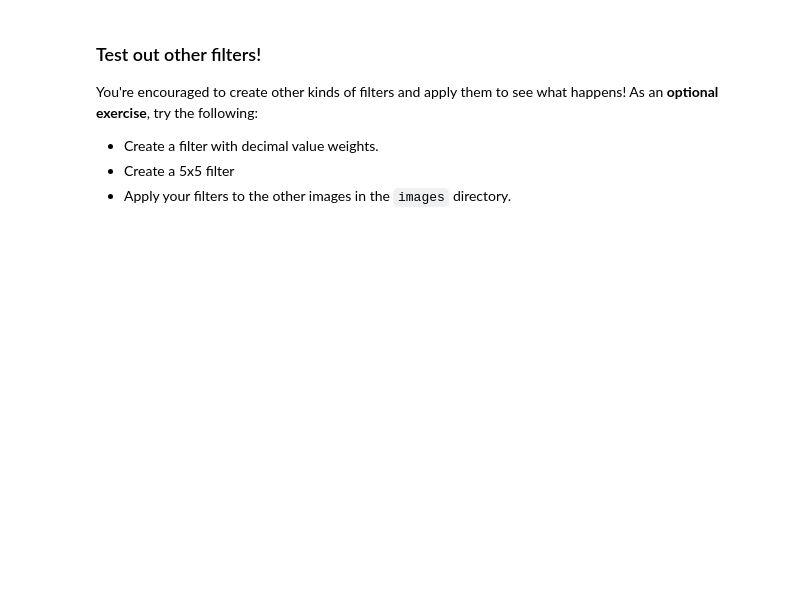
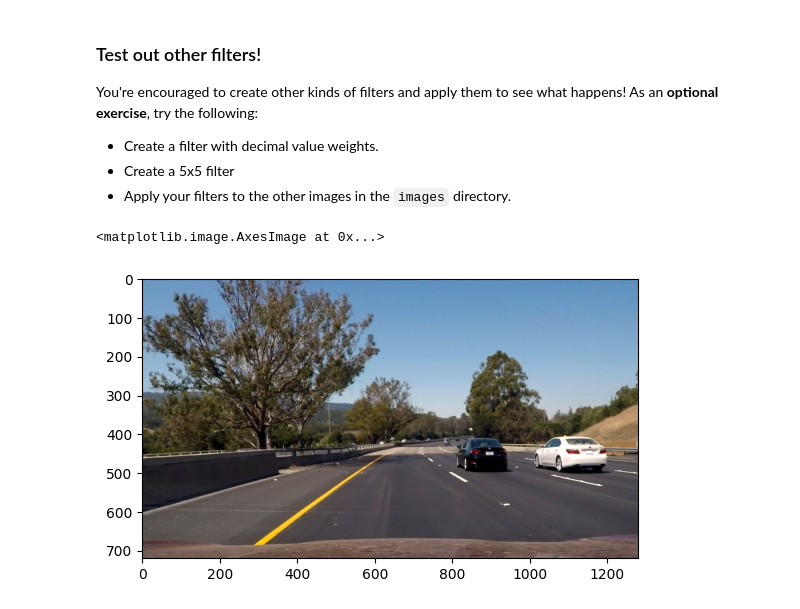
Before and after one commit to ttmling/HIT_AI-DATA, a Jupyter notebook: CNN_AI2026/conv-visualization/custom_filters.ipynb, the cells around one changed output. Drawn from its saved outputs; the diff is of its cells as text; code cells hidden in the pictures; blank space fills up the shorter version.

```diff
--- a/CNN_AI2026/conv-visualization/custom_filters.ipynb
+++ b/CNN_AI2026/conv-visualization/custom_filters.ipynb
@@ -63,3 +87,10 @@ You're encouraged to create other kinds of filters and apply them to see what ha
 * Create a filter with decimal value weights.
 * Create a 5x5 filter
 * Apply your filters to the other images in the `images` directory.
+# %%
+image1 = mpimg.imread('data/bridge_trees_example.jpg')
+
+plt.imshow(image1)
+# %% [output]
+<matplotlib.image.AxesImage at 0x...>
+[figure, added]
```
Also changed, not shown: parts of 7 cells of this notebook.
